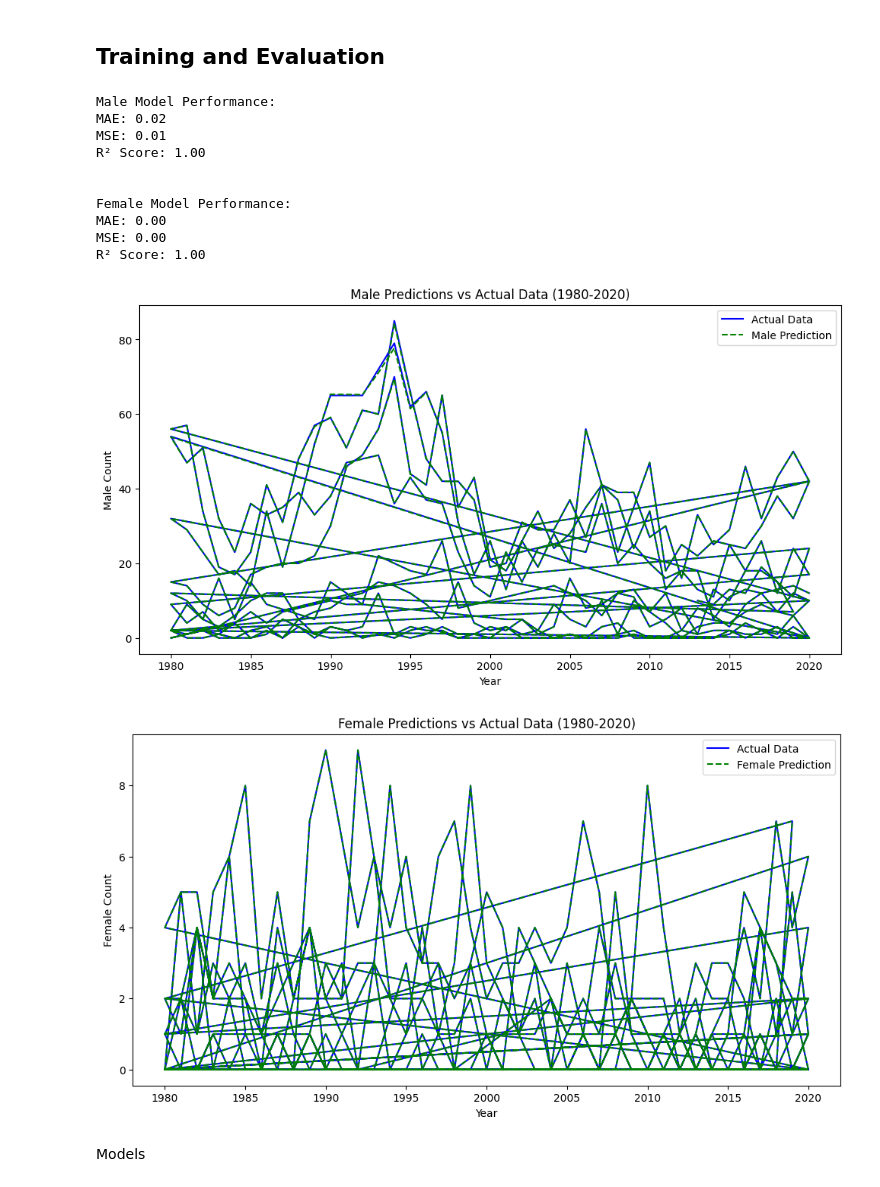
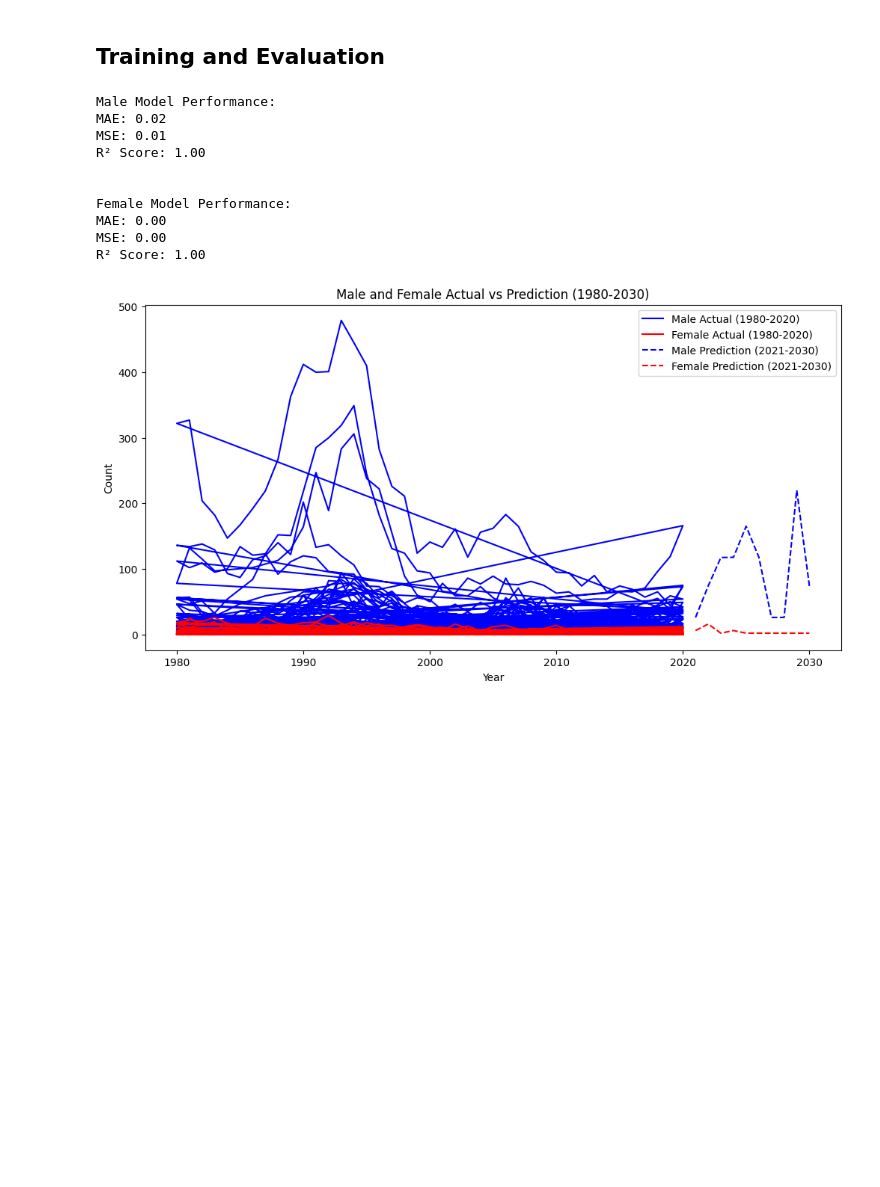
Before and after one commit to nsano1/CSE572FinalProject, a Jupyter notebook: gender_prediction.ipynb, the cells around one changed output. Drawn from its saved outputs; the diff is of its cells as text; code cells hidden in the pictures; blank space fills up the shorter version.

```diff
--- a/gender_prediction.ipynb
+++ b/gender_prediction.ipynb
@@ -77,46 +76,62 @@ for target in targets:
 
 # Evaluate models for Male and Female
 for target, model in models.items():
     y_pred = model.predict(X_test)
     mae = mean_absolute_error(y_test[target], y_pred)
     mse = mean_squared_error(y_test[target], y_pred)
     r2 = r2_score(y_test[target], y_pred)
 
     print(f"{target} Model Performance:")
     print(f"MAE: {mae:.2f}")
     print(f"MSE: {mse:.2f}")
     print(f"R² Score: {r2:.2f}")
     print("\n")
 
-# Plot predictions for Male and Female
+# Create a DataFrame for future years (2021 to 2030)
+future_years = pd.DataFrame({'Year': np.arange(2021, 2031)})
+
+# Use the data from 2020 as a template for future years
+last_data = raw_data[raw_data['Year'] == 2020].drop(columns=["Year"])
+
+# For simplicity, we'll repeat 2020 data for the years 2021-2030
+future_years = pd.concat([future_years, pd.DataFrame(np.tile(last_data.values, (len(future_years), 1)), columns=last_data.columns)], axis=1)
+
+# Drop 'Year' column for prediction
+future_years = future_years.drop(columns=["Year"])
+
+# Loop over the models and predict for the future years (2021-2030)
+future_predictions = {}
 for target, model in models.items():
-    y_pred = model.predict(X_test)
+    future_predictions[target] = model.predict(future_years)
 
-    plt.figure(figsize=(12, 6))
+# Plot predictions for 1980-2020 (Actual Data)
+plt.figure(figsize=(12, 6))
 
-    # Plot actual data for the years corresponding to the test set
-    plt.plot(raw_data['Year'].iloc[train_size:], y_test[target], label="Actual Data", color='blue')  # Actual Data
+# Plot actual data for Male and Female for 1980-2020 (solid lines)
+plt.plot(raw_data['Year'], raw_data['Male'], label="Male Actual (1980-2020)", color='blue')
+plt.plot(raw_data['Year'], raw_data['Female'], label="Female Actual (1980-2020)", color='red')
 
-    # Plot the predictions for the current model (only for the years in the test set)
-    plt.plot(raw_data['Year'].iloc[train_size:], y_pred, linestyle='dashed', label=f"{target} Prediction", color='red')  # Prediction
+# Plot predictions for Male and Female for 2021-2030 (dashed lines)
+plt.plot(np.arange(2021, 2031), future_predictions["Male"][:10], label="Male Prediction (2021-2030)", linestyle='dashed', color='blue')
+plt.plot(np.arange(2021, 2031), future_predictions["Female"][:10], label="Female Prediction (2021-2030)", linestyle='dashed', color='red')
 
-    plt.xlabel("Year")
-    plt.ylabel(f"{target} Count")
-    plt.title(f"{target} Predictions vs Actual Data (1980-2020)")
-    plt.legend()
-    plt.show()
+# Add labels and title
+plt.xlabel("Year")
+plt.ylabel("Count")
+plt.title("Male and Female Actual vs Prediction (1980-2030)")
+plt.legend()
+
+# Show the plot
+plt.show()
 # %% [output]
 Male Model Performance:
 MAE: 0.02
 MSE: 0.01
 R² Score: 1.00
 
 
 Female Model Performance:
 MAE: 0.00
 MSE: 0.00
 R² Score: 1.00
-[figure, old version]
+[figure, new version]
-[figure, removed]
-# %% [markdown]
-Models
```
Also changed, not shown: parts of 5 cells of this notebook.
